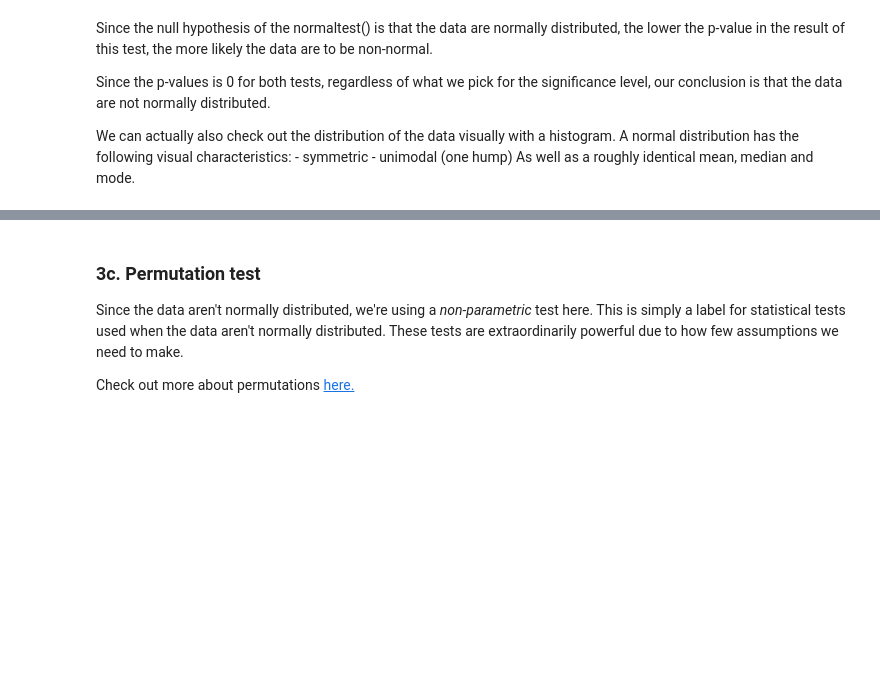
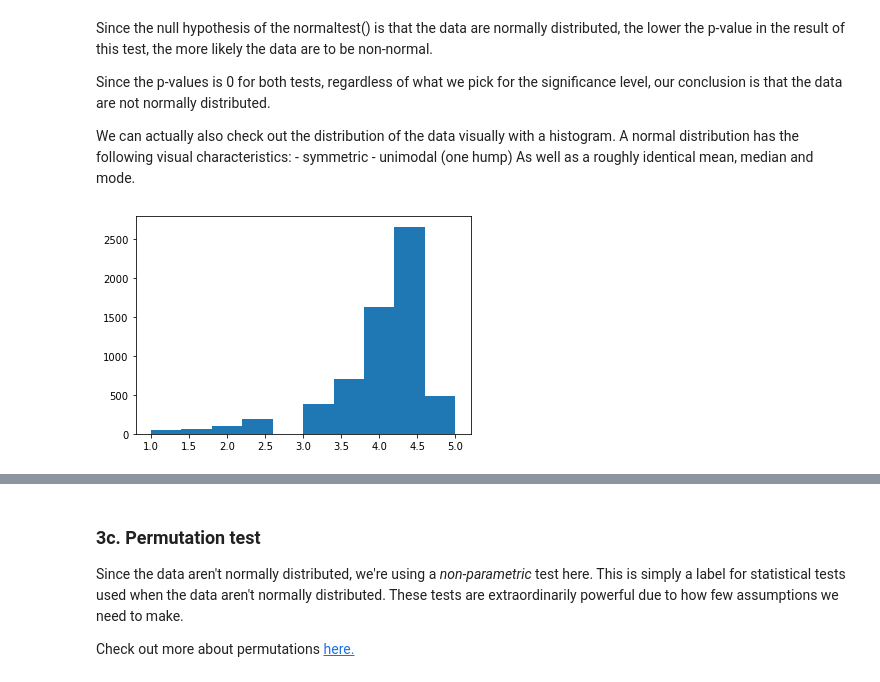
Before and after one commit to mmdebrahimi/Springboard, a Jupyter notebook: Springboard Apps project-Tier1_Emanuele_Ebrahimi_Complete.ipynb, the cells around one changed output, grey strips where cells are left out. Saved outputs shown, nothing was run; the diff lists cells and outputs as text; code cells hidden in the pictures; blank space fills up the shorter version.

```diff
--- a/Springboard Apps project-Tier1_Emanuele_Ebrahimi_Complete.ipynb
+++ b/Springboard Apps project-Tier1_Emanuele_Ebrahimi_Complete.ipynb
@@ -500,6 +504,8 @@ As well as a roughly identical mean, median and mode.
 # %%
 # Create a histogram of the apple reviews distribution
 # You'll use the plt.hist() method here, and pass your apple data to it
-histoApple = plt.hist(_ _ _)
+histoApple = plt.hist(apple)
+# %% [output]
+[figure, added]
 # %%
 # Create a histogram of the google data
```
Also changed, not shown: parts of 14 cells of this notebook.
